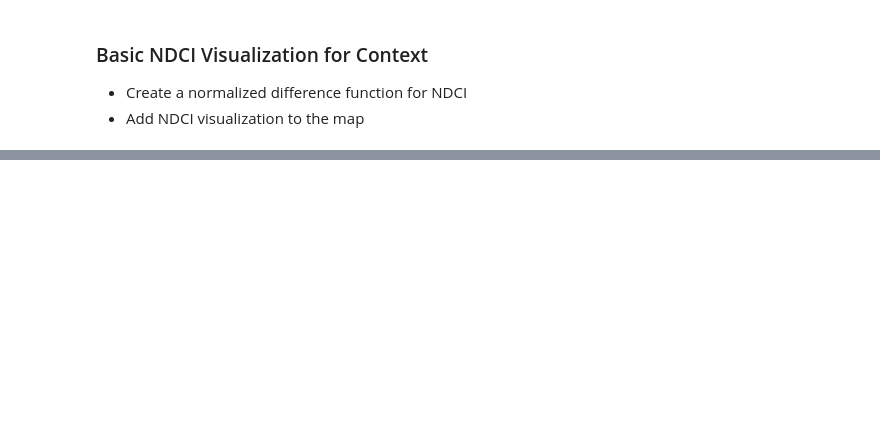
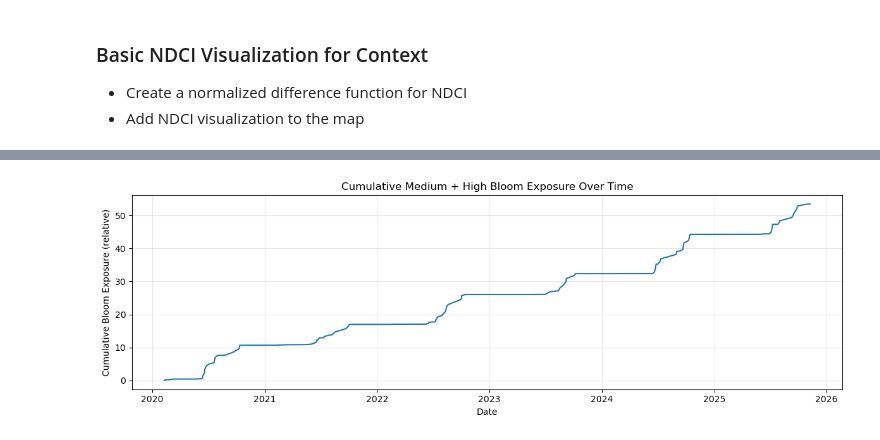
Before and after one commit to jlzamary/WCS-Lagoon-Analysis, a Jupyter notebook: Notebooks/Current/krusenstern_analysis_sp26.ipynb, the cells around one changed output, grey strips where cells are left out. Drawn from its saved outputs; the diff is of its cells as text; code cells hidden in the pictures; blank space fills up the shorter version.

```diff
--- a/Notebooks/Current/krusenstern_analysis_sp26.ipynb
+++ b/Notebooks/Current/krusenstern_analysis_sp26.ipynb
@@ -192,0 +750,16 @@ Map(bottom=129043.0, center=[67.14249833009816, -163.61938476562503], controls=(
+# %%
+df['med_high_pct'] = df['medium_pct'] + df['high_pct']
+
+df['days_since_start'] = (df['date'] - df['date'].min()).dt.days
+df['cumulative_exposure'] = (df['med_high_pct'] / 100).cumsum()
+
+plt.figure(figsize=(12, 4))
+plt.plot(df['date'], df['cumulative_exposure'])
+plt.xlabel('Date')
+plt.ylabel('Cumulative Bloom Exposure (relative)')
+plt.title('Cumulative Medium + High Bloom Exposure Over Time')
+plt.grid(alpha=0.3)
+plt.tight_layout()
+plt.show()
+# %% [output]
+[figure, added]
```
Also changed, not shown: parts of 29 cells of this notebook, 1 other file.
